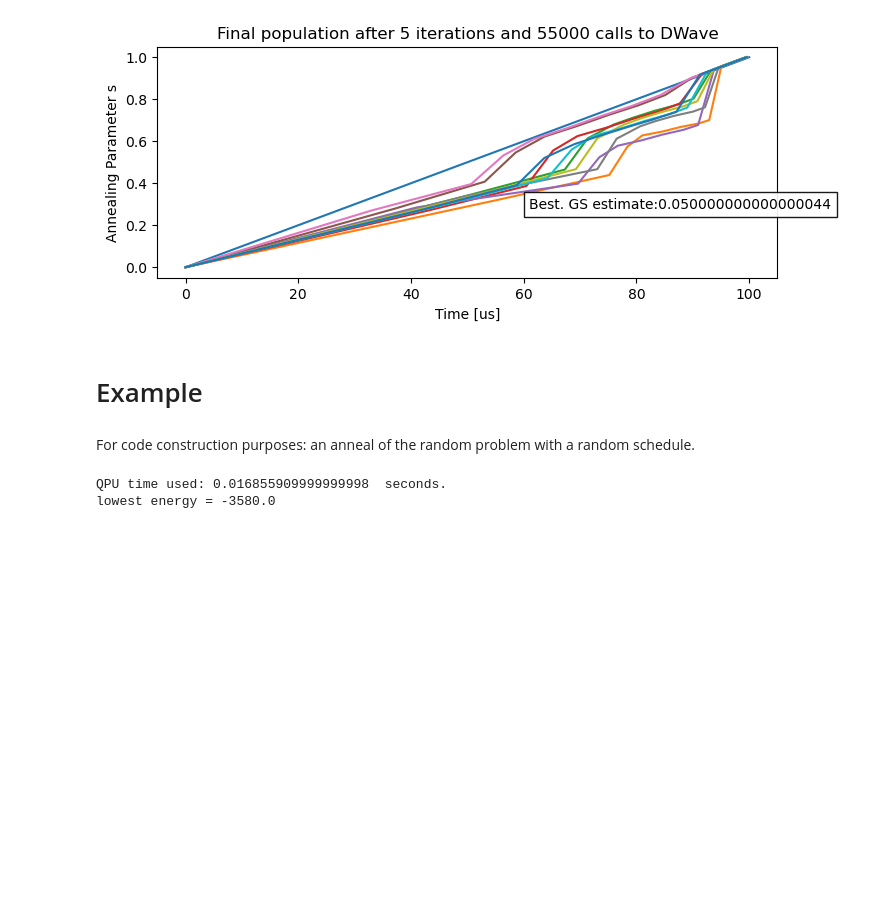
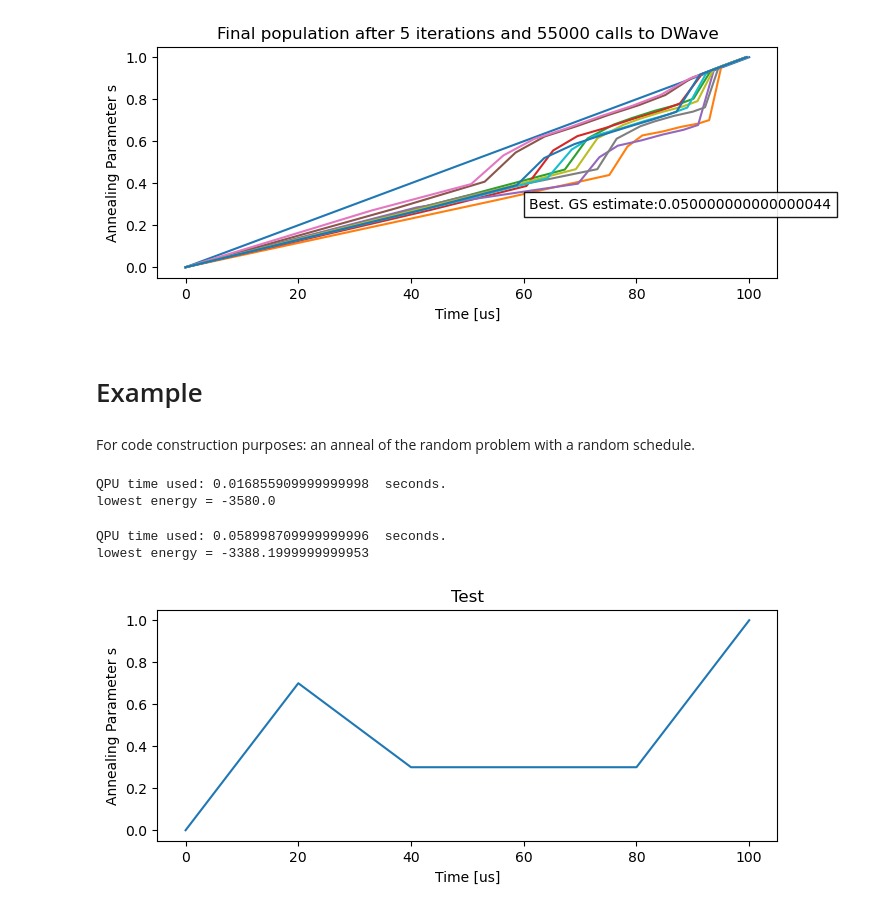
Before and after one commit to vdrouint/genetic-algos, a Jupyter notebook: genetic_adiabatic_dwave.ipynb, the cells around one changed output. Drawn from its saved outputs; the diff is of its cells as text; code cells hidden in the pictures; blank space fills up the shorter version.

```diff
--- a/genetic_adiabatic_dwave.ipynb
+++ b/genetic_adiabatic_dwave.ipynb
@@ -273,7 +281,7 @@ def check_anneal_schedule_slopes(individual):
     for i in range(1,len(individual)):
         delta_t = individual[i][0] - individual[i-1][0]
         delta_s = individual[i][1] - individual[i-1][1]
-        slope = delta_s/delta_t
+        slope = np.abs(delta_s/delta_t)
         if slope > max_slope or slope < 0:
             #print("slope = {}, delta_t = {}, delta_s = {}".format(slope, delta_t, delta_s))
             check += 1 #problem!
@@ -710,3 +718,28 @@ print("lowest energy = {}".format(np.min(answer.record.energy)))
 # %% [output]
 QPU time used: 0.016855909999999998  seconds.
 lowest energy = -3580.0
+# %%
+#example of 10 reads with a random schedule
+answer = sampler.sample_ising(h, J,
+                                      num_reads=100,
+                                      anneal_schedule=[[0,0], [20, 0.7], [40, 0.3], [80, 0.3], [100, 1.0]],
+                                      label='AS - random',
+                                      answer_mode='raw')
+#benchmark_solutions, benchmark_energies = forward_solutions, forward_energies
+print("QPU time used:", answer.info['timing']['qpu_access_time']/10**6, " seconds.")
+print("lowest energy = {}".format(np.min(answer.record.energy)))
+# %% [output]
+QPU time used: 0.058998709999999996  seconds.
+lowest energy = -3388.1999999999953
+# %%
+#plot it
+schedule = [[0,0], [20, 0.7], [40, 0.3], [80, 0.3], [100, 1.0]]
+plt.figure(figsize=(8, 3))
+ax = plt.gca()
+ax.set_title("Test")
+ax.plot([schedule[i][0] for i in range(len(schedule))], [schedule[i][1] for i in range(len(schedule))])
+plt.xlabel('Time [us]')
+plt.ylabel('Annealing Parameter s')
+plt.show()
+# %% [output]
+[figure, added]
```
Also changed, not shown: parts of 7 cells of this notebook, 3 other files.
